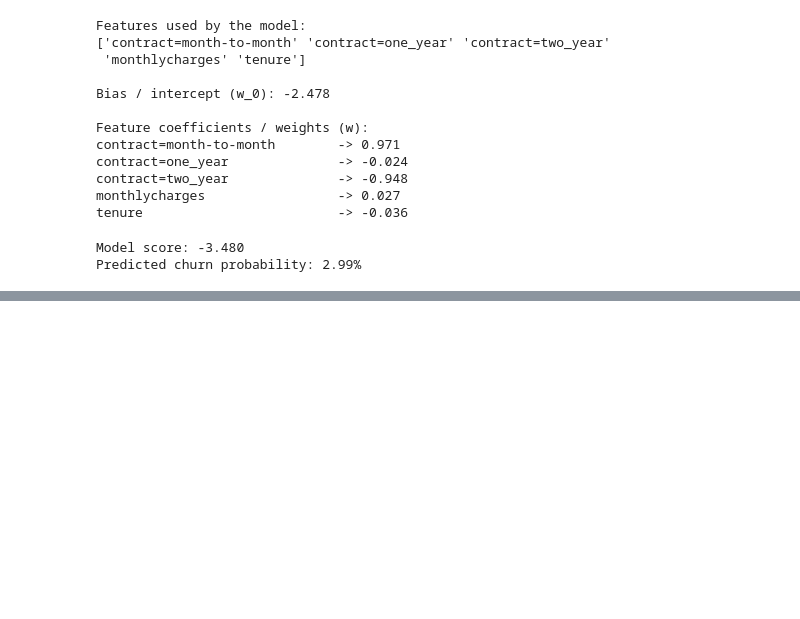
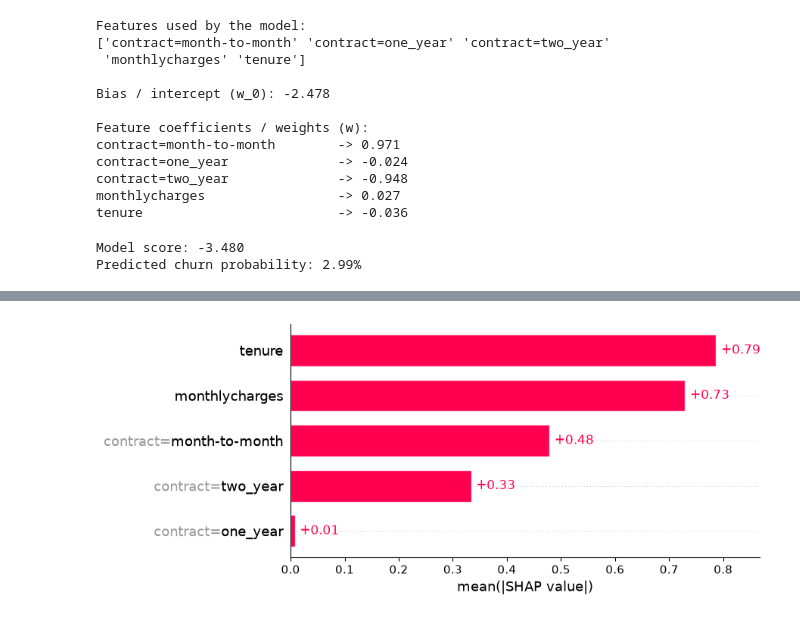
Before and after one commit to besteekmen/ML-ZoomCamp-Outputs, a Jupyter notebook: module3_classification/module3.ipynb, the cells around one changed output, grey strips where cells are left out. Saved outputs shown, nothing was run; the diff lists cells and outputs as text; code cells hidden in the pictures; blank space fills up the shorter version.

```diff
--- a/module3_classification/module3.ipynb
+++ b/module3_classification/module3.ipynb
@@ -830,0 +918,8 @@ Predicted churn probability: 2.99%
+# %%
+# explain all validation customers
+shap_values = explainer(X_val_small)
+
+# global feature importance
+shap.plots.bar(shap_values)
+# %% [output]
+[figure, added]
```
Also changed, not shown: parts of 15 cells of this notebook.
